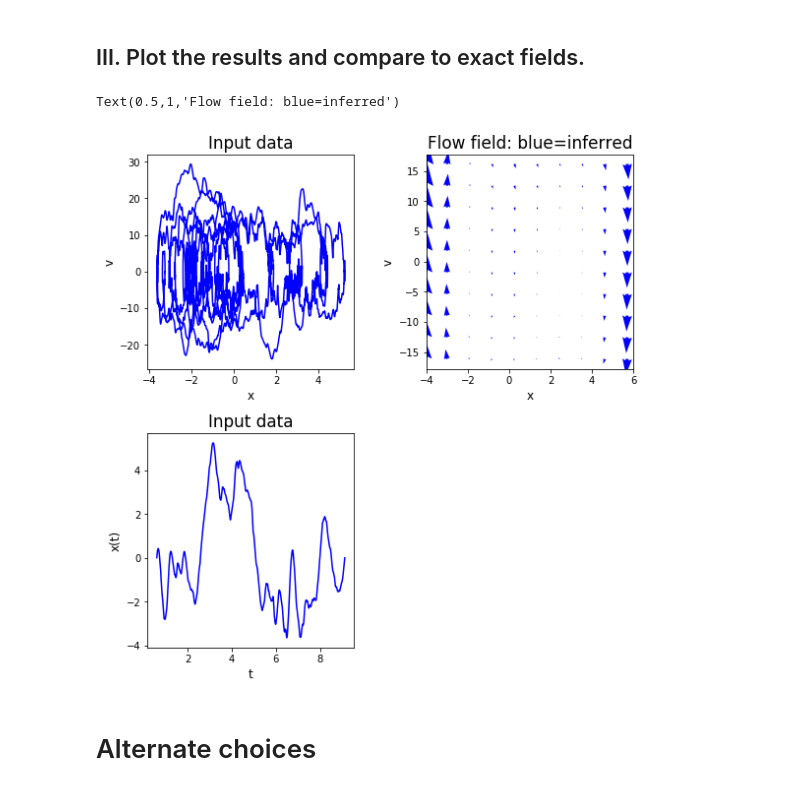
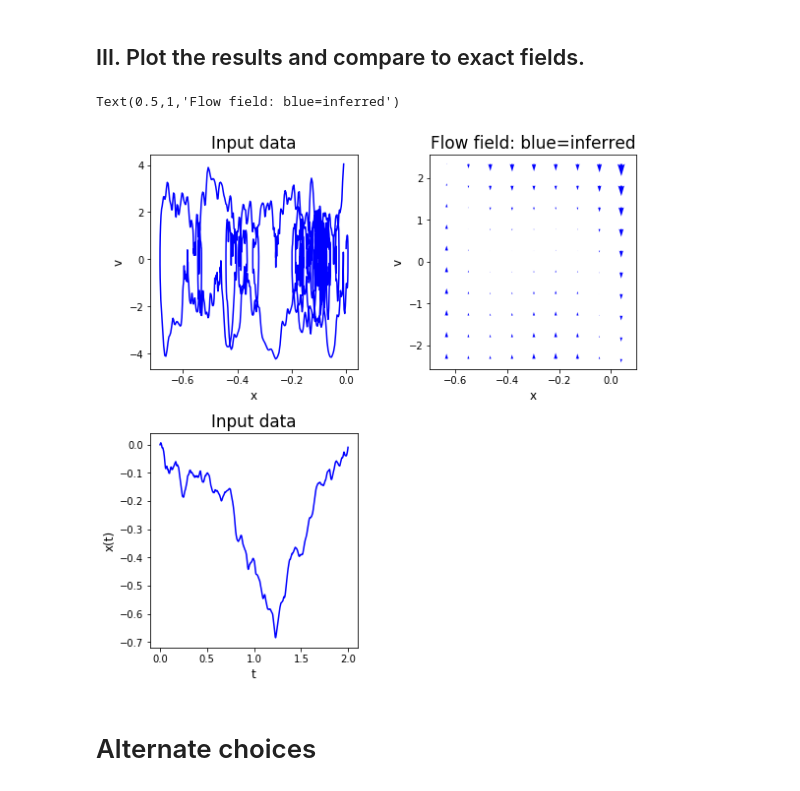
Before and after one commit to williamjsdavis/geodynamo_ULI, a Jupyter notebook: main.ipynb, the cells around one changed output. Saved outputs shown, nothing was run; the diff lists cells and outputs as text; code cells hidden in the pictures.

```diff
--- a/main.ipynb
+++ b/main.ipynb
@@ -198,7 +198,7 @@ import scipy.io
 # %% [output]
 DipoleSourceC2.dat      DipoleSourceHF1.dat     DipoleSource_PADM2M.dat
 # %%
-filename = './data/DipoleSourceC2.dat'
+filename = './data/DipoleSource_PADM2M.dat'
 # %%
 def get_dipole_data(filename, variablename):
     mat = scipy.io.loadmat(filename)
@@ -214,7 +214,7 @@ def get_dipole_data(filename, variablename):
     I = I[:-1]
     return t, x, dxdt, I
 
-t_dipole, x_dipole, dxdt_dipole, I_dipole = get_dipole_data(filename, 'DipoleSourceC2')
+t_dipole, x_dipole, dxdt_dipole, I_dipole = get_dipole_data(filename, 'DipoleSource_PADM2M')
 # %%
 fig_size = [12,8]
 params = {'axes.labelsize': 12,
@@ -348,36 +348,36 @@ params = {'axes.labelsize': 12,
           }
 plt.rcParams.update(params)
 plt.clf()
 fig = plt.figure(1)
 fig.subplots_adjust(left=0.06, bottom=0.07, right=0.96, top=0.94, wspace=0.35, hspace=0.3)
 H,W = 2,3
 
 pic_name = "ULI_demo_VdP.png"
 
 # Plot the trajectory (xv phase space):
 plt.subplot(H,W,1)
 plt.plot(data_dynamo.X_ito[:,0,:],data_dynamo.v_hat[:,0,:],color='b')
 plt.xlabel("x")
 plt.ylabel("v")
 plt.title("Input data")
 
 # Plot the trajectory (x vs t):
 plt.subplot(H,W,4)
 plt.plot(data_dynamo.t,data_dynamo.X_ito[:,0,:],color='b')
 plt.ylabel("x(t)")
 plt.xlabel("t")
 plt.title("Input data")
 
 # Plot the force field - blue is inferred, black is the exact one used to generate the data.
 plt.subplot(H,W,2)
-S_dynamo.data.plot_phase_space_forces(S_dynamo.F_ansatz,color='b',zorder=0,width = 10,scale=0.01)
+S_dynamo.data.plot_phase_space_forces(S_dynamo.F_ansatz,color='b',zorder=0,width = 100,scale=0.001)
 plt.xlabel("x")
 plt.ylabel("v")
-plt.xlim([-4,6])
+plt.xlim([-0.7,0.1])
 plt.title("Flow field: blue=inferred")
 # %% [output]
 Text(0.5,1,'Flow field: blue=inferred')
-[figure, old version]
+[figure, new version]
 # %% [markdown]
 # Alternate choices
 # %%
```
Also changed, not shown: parts of 6 cells of this notebook.
